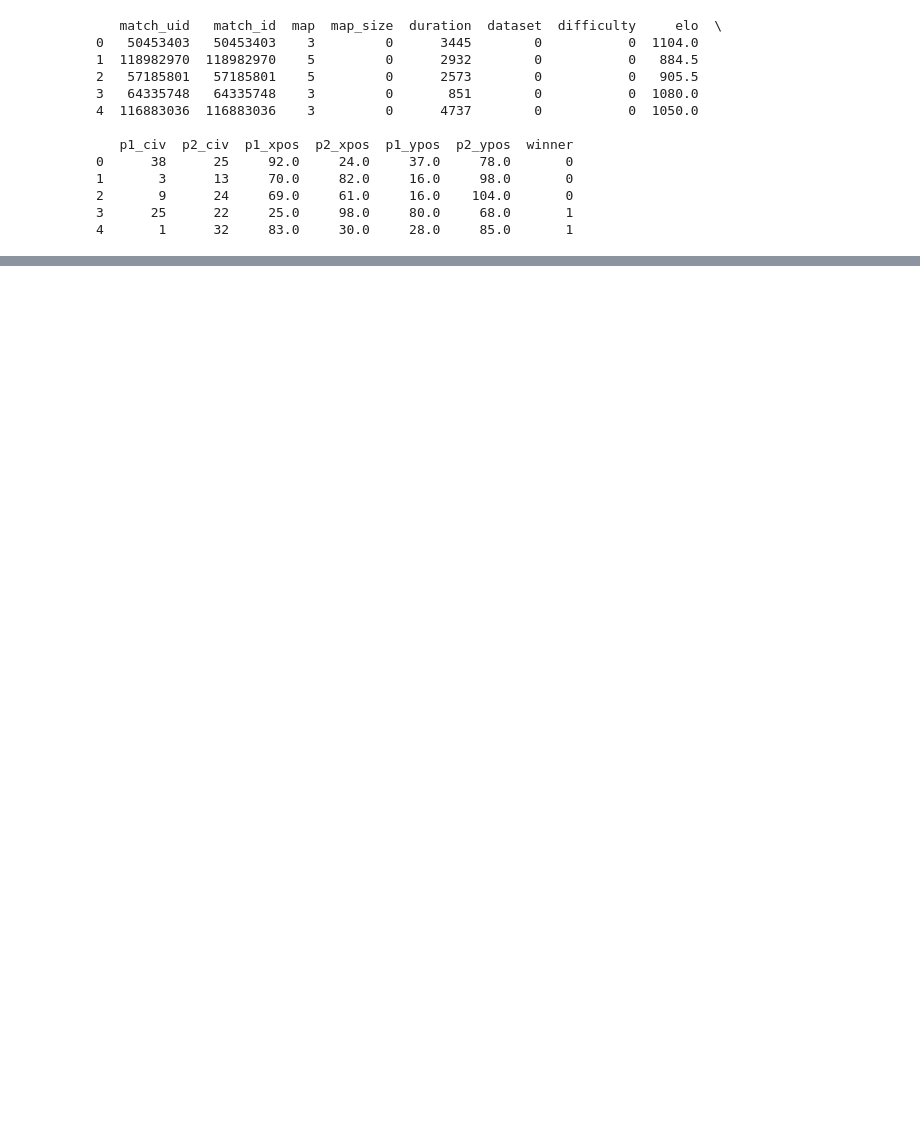
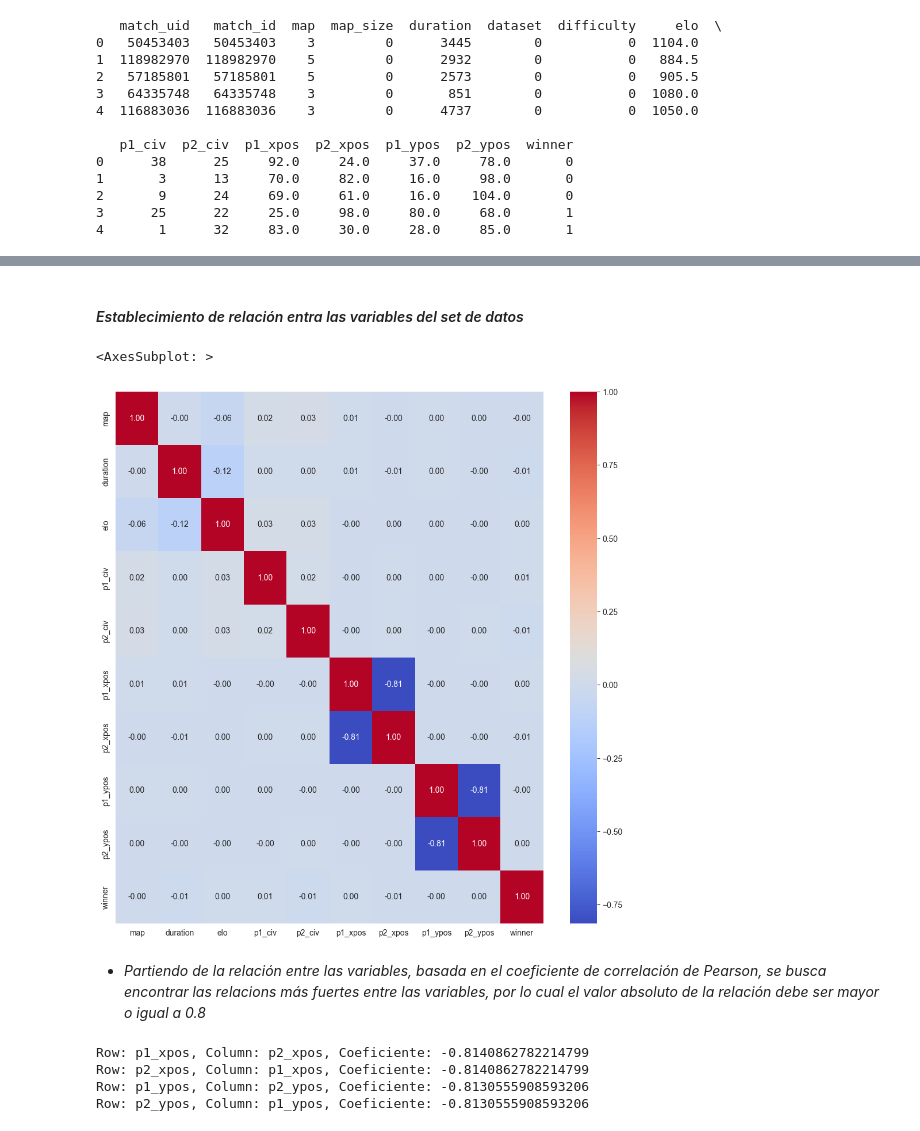
Before and after one commit to DiegoPerdomo0805/proyecto_aoe2, a Jupyter notebook: exploration.ipynb, the cells around one changed output, grey strips where cells are left out. Drawn from its saved outputs; the diff is of its cells as text; code cells hidden in the pictures; blank space fills up the shorter version.

```diff
--- a/exploration.ipynb
+++ b/exploration.ipynb
@@ -339,0 +308,12 @@ print(label_table)
+# %%
+# ELIMINAR columnas no relevanter por el hecho de contener sólo un valor
+
+d2 = d2.drop([ 'map_size', 'dataset', 'difficulty'], axis=1)
+
+d2.head()
+
+# ELIMINAR columnas de id y uid, ya que no aportan información relevante
+
+d2 = d2.drop(['match_id', 'match_uid'], axis=1)
+
+d2.head()
@@ -339,0 +327,24 @@ print(label_table)
+# %% [markdown]
+#### *Establecimiento de relación entra las variables del set de datos*
+# %%
+plt.figure(figsize=(12, 12))
+sns.heatmap(d2.corr(), annot=True, fmt='.2f', cmap='coolwarm')
+# %% [output]
+<AxesSubplot: >
+[figure, added]
+# %% [markdown]
+* _Partiendo de la relación entre las variables, basada en el coeficiente de correlación de Pearson, se busca encontrar las relacions más fuertes entre las variables, por lo cual el valor absoluto de la relación debe ser mayor o igual a 0.8_
+# %%
+correlation = d2.corr(method='pearson')
+
+#print(correlation)
+
+for e in correlation:
+    for c, v in correlation[e].items():
+        if c != e and v >= 0.8 or v <= -0.8:
+            print(f"Row: {e}, Column: {c}, Coeficiente: {v}")
+# %% [output]
+Row: p1_xpos, Column: p2_xpos, Coeficiente: -0.8140862782214799
+Row: p2_xpos, Column: p1_xpos, Coeficiente: -0.8140862782214799
+Row: p1_ypos, Column: p2_ypos, Coeficiente: -0.8130555908593206
+Row: p2_ypos, Column: p1_ypos, Coeficiente: -0.8130555908593206
```
Also changed, not shown: parts of 10 cells of this notebook, 1 other file.
